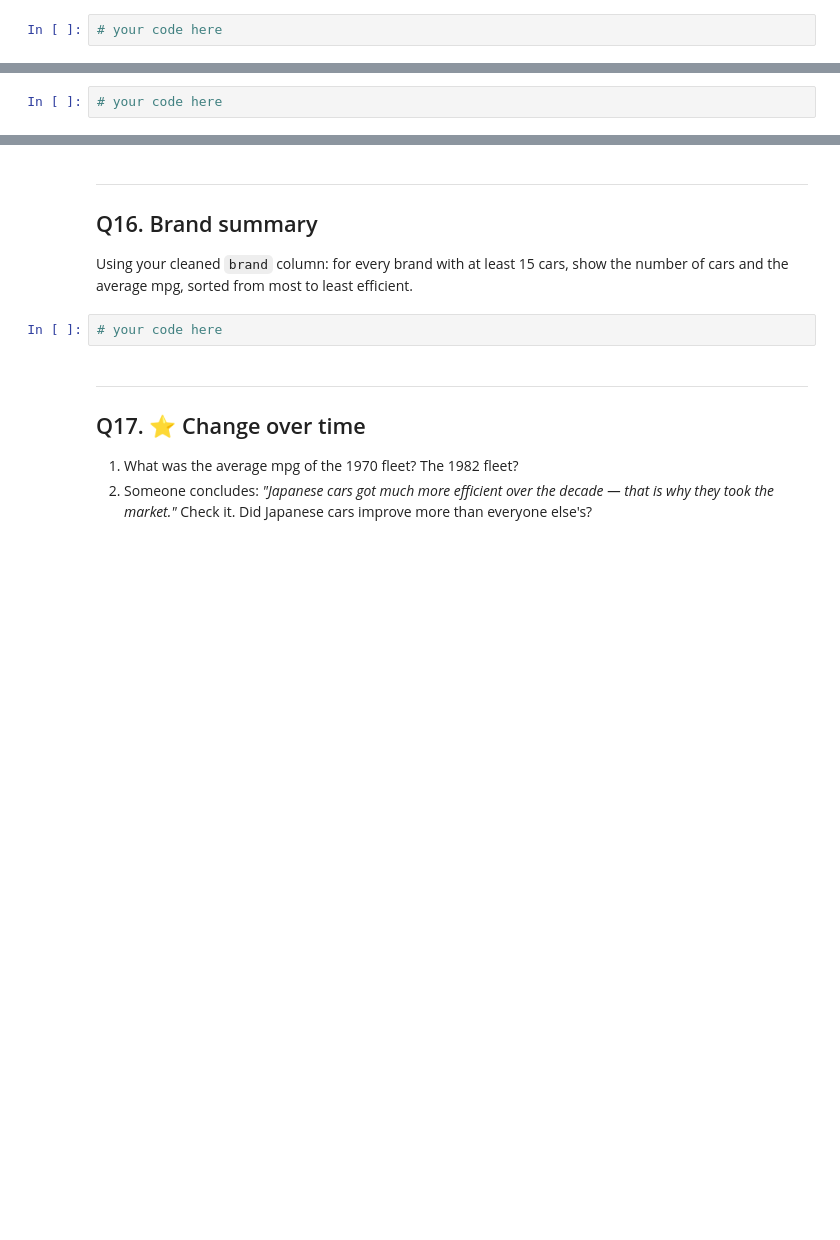
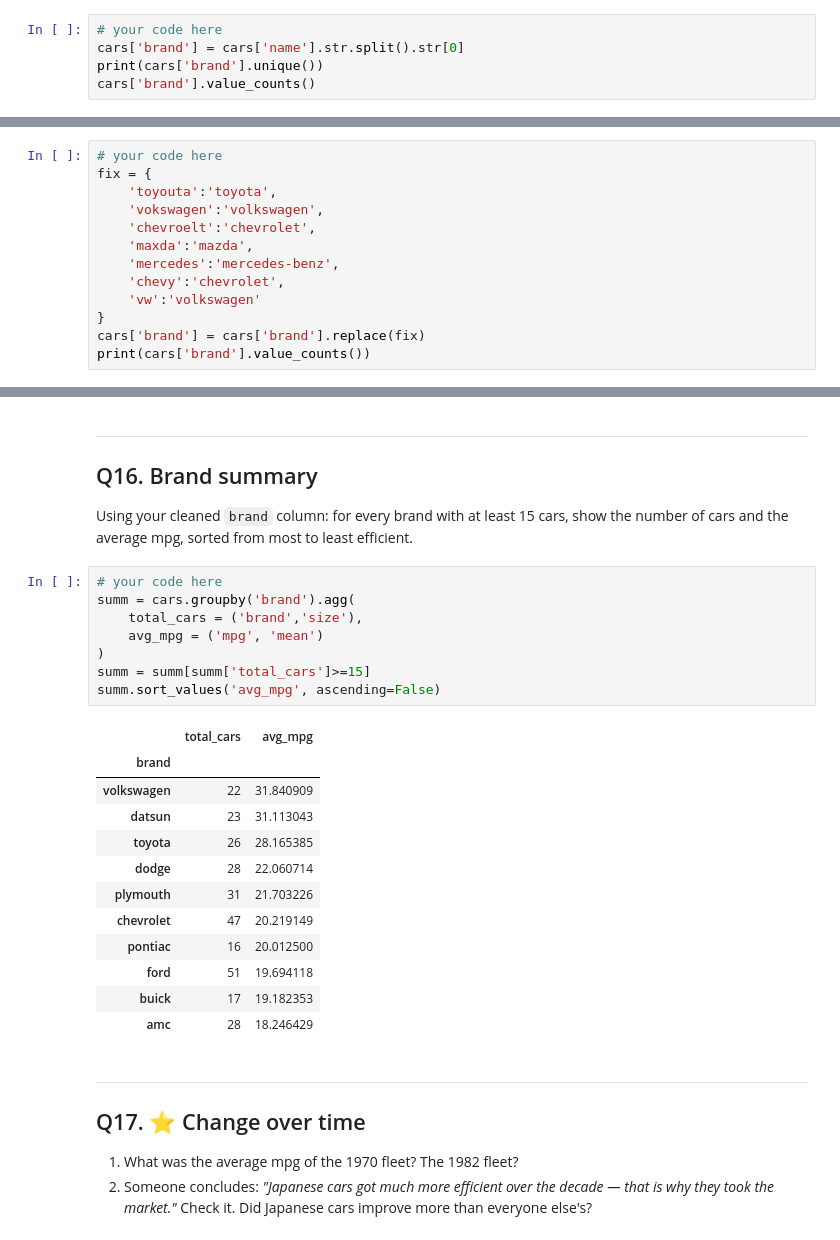
Before and after one commit to Dikshita-Bhaskar/Introduction-to-ML, a Jupyter notebook: Assignments/Pandas_assignment_3.ipynb, the cells around one changed output, grey strips where cells are left out. Saved outputs shown, nothing was run; the diff lists cells and outputs as text; blank space fills up the shorter version.

```diff
--- a/Assignments/Pandas_assignment_3.ipynb
+++ b/Assignments/Pandas_assignment_3.ipynb
@@ -295,3 +361,6 @@ The `name` column holds make and model together, like `chevrolet chevelle malibu
 3. Something is wrong with that list. Find the problem and fix it.
 # %%
 # your code here
+cars['brand'] = cars['name'].str.split().str[0]
+print(cars['brand'].unique())
+cars['brand'].value_counts()
@@ -298,2 +390,13 @@ The `name` column holds make and model together, like `chevrolet chevelle malibu
 # %%
 # your code here
+fix = {
+    'toyouta':'toyota',
+    'vokswagen':'volkswagen',
+    'chevroelt':'chevrolet',
+    'maxda':'mazda',
+    'mercedes':'mercedes-benz',
+    'chevy':'chevrolet',
+    'vw':'volkswagen'
+}
+cars['brand'] = cars['brand'].replace(fix)
+print(cars['brand'].value_counts())
@@ -305,6 +426,25 @@ Using your cleaned `brand` column: for every brand with at least 15 cars, show t
 cars and the average mpg, sorted from most to least efficient.
 # %%
 # your code here
+summ = cars.groupby('brand').agg(
+    total_cars = ('brand','size'),
+    avg_mpg = ('mpg', 'mean')
+)
+summ = summ[summ['total_cars']>=15]
+summ.sort_values('avg_mpg', ascending=False)
+# %% [output]
+|  | total_cars | avg_mpg |
+| brand |  |  |
+| volkswagen | 22 | 31.840909 |
+| datsun | 23 | 31.113043 |
+| toyota | 26 | 28.165385 |
+| dodge | 28 | 22.060714 |
+| plymouth | 31 | 21.703226 |
+| chevrolet | 47 | 20.219149 |
+| pontiac | 16 | 20.012500 |
+| ford | 51 | 19.694118 |
+| buick | 17 | 19.182353 |
+| amc | 28 | 18.246429 |
 # %% [markdown]
 ---
 ## Q17. ⭐ Change over time
```
Also changed, not shown: parts of 11 cells of this notebook, 15 other files.
